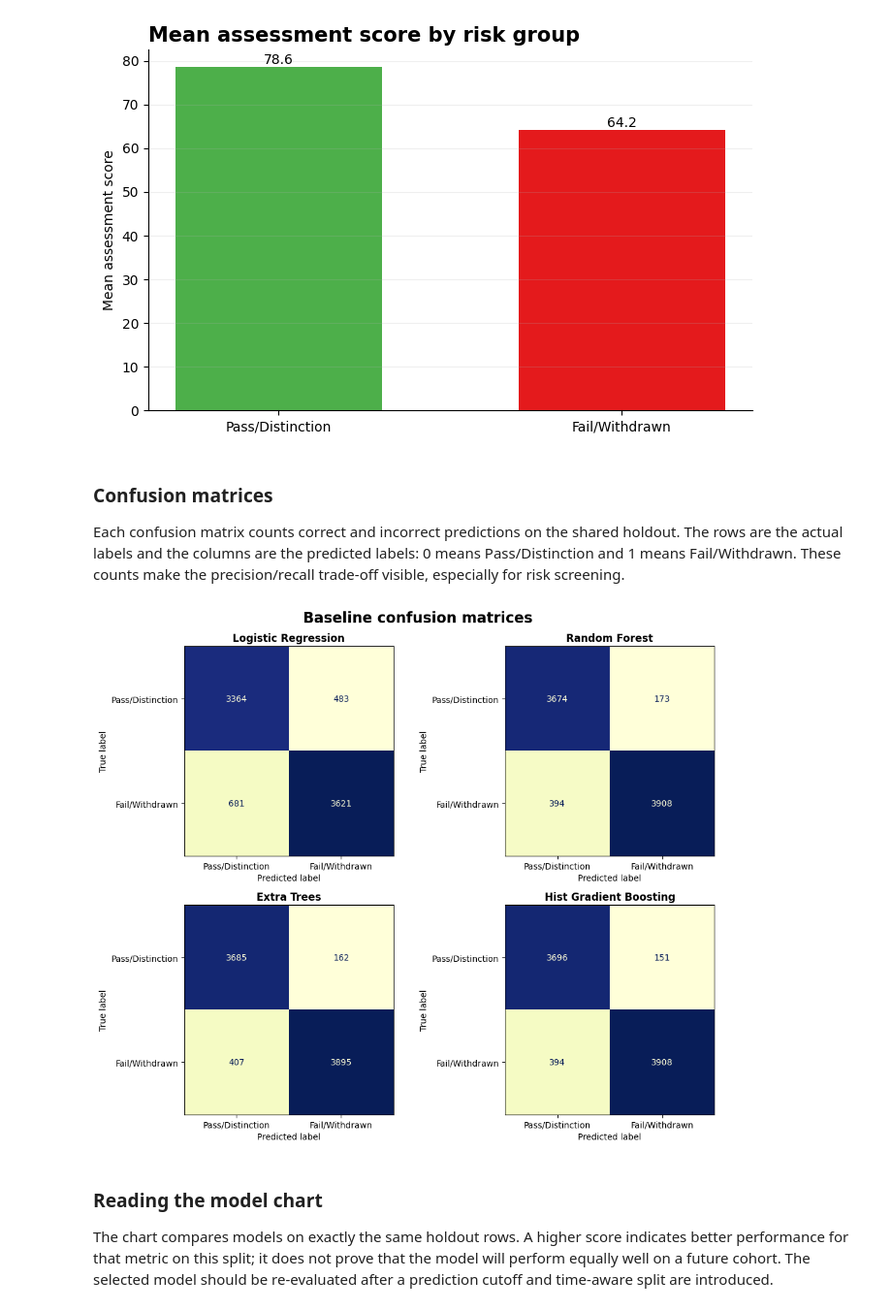
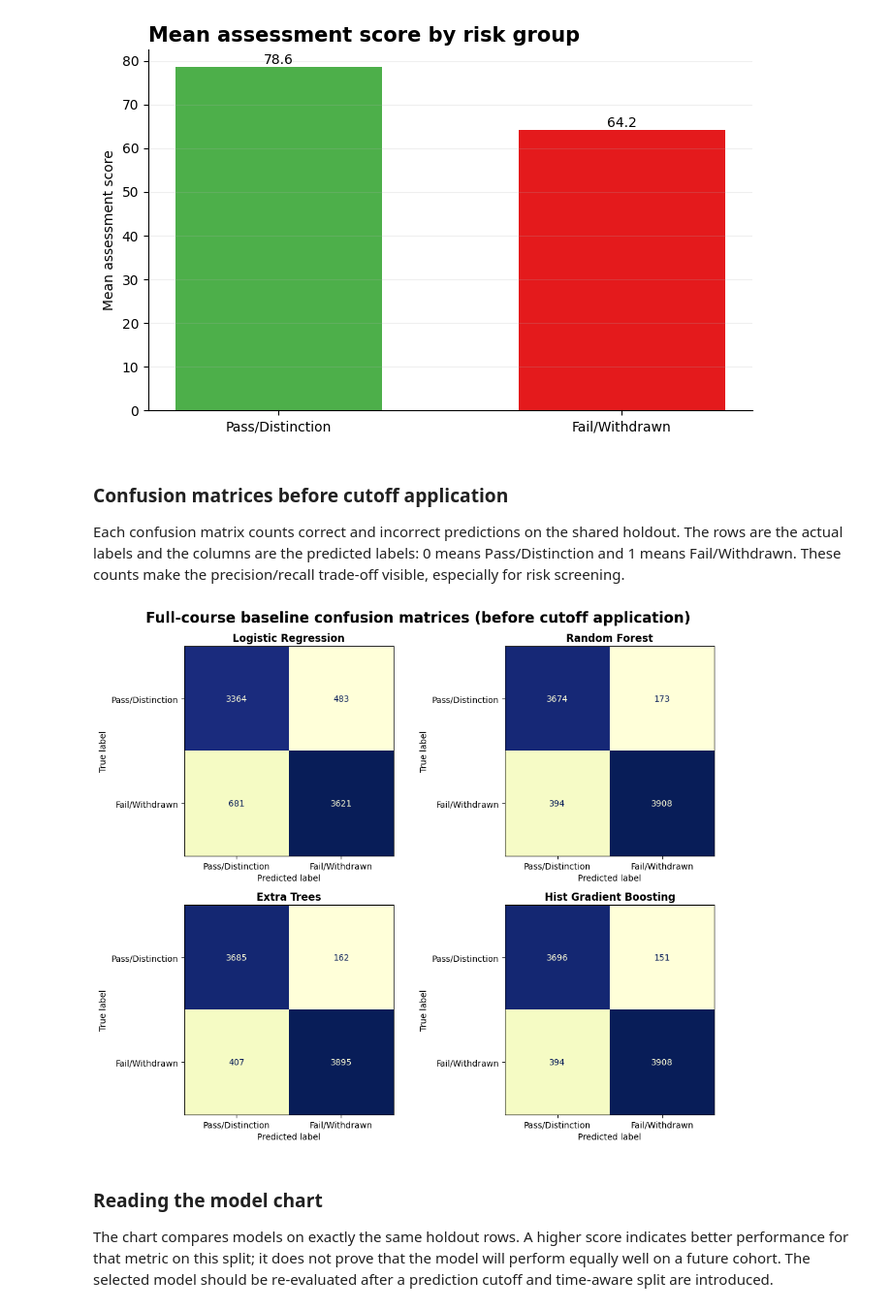
Before and after one commit to Rafi-Sojan/Smart-Study-Planner, a Jupyter notebook: notebooks/03_oulad_baseline_comparison.ipynb, the cells around one changed output. Shown at 97% size. Cells and saved outputs as stored; diff of their text form; code cells hidden in the pictures.

```diff
--- a/notebooks/03_oulad_baseline_comparison.ipynb
+++ b/notebooks/03_oulad_baseline_comparison.ipynb
@@ -260,28 +260,28 @@ plt.show()
 # %% [output]
 [figure]
 # %% [markdown]
-### Confusion matrices
+### Confusion matrices before cutoff application
 
 Each confusion matrix counts correct and incorrect predictions on the shared holdout. The rows are the actual labels and the columns are the predicted labels: 0 means Pass/Distinction and 1 means Fail/Withdrawn. These counts make the precision/recall trade-off visible, especially for risk screening.
 # %%
-# Confusion matrices for all four fitted baselines
+# Full-course confusion matrices before cutoff application
 _, test_features, _, test_target = split_baseline_data(features, test_size=0.25, random_state=42)
 fig, axes = plt.subplots(2, 2, figsize=(11, 9))
 for ax, (model_name, model) in zip(axes.ravel(), fitted_models.items()):
     ConfusionMatrixDisplay.from_predictions(
         test_target,
         model.predict(test_features),
         display_labels=['Pass/Distinction', 'Fail/Withdrawn'],
         cmap='YlGnBu',
         colorbar=False,
         ax=ax,
     )
     ax.set_title(model_name.replace('_', ' ').title(), weight='bold')
-fig.suptitle('Baseline confusion matrices', fontsize=17, weight='bold', x=0.5, y=0.98)
+fig.suptitle('Full-course baseline confusion matrices (before cutoff application)', fontsize=17, weight='bold', x=0.5, y=0.98)
 fig.tight_layout()
 plt.show()
 # %% [output]
-[figure, old version]
+[figure, new version]
 # %% [markdown]
 ### Reading the model chart
 
```
Also changed, not shown: 3 other files.
